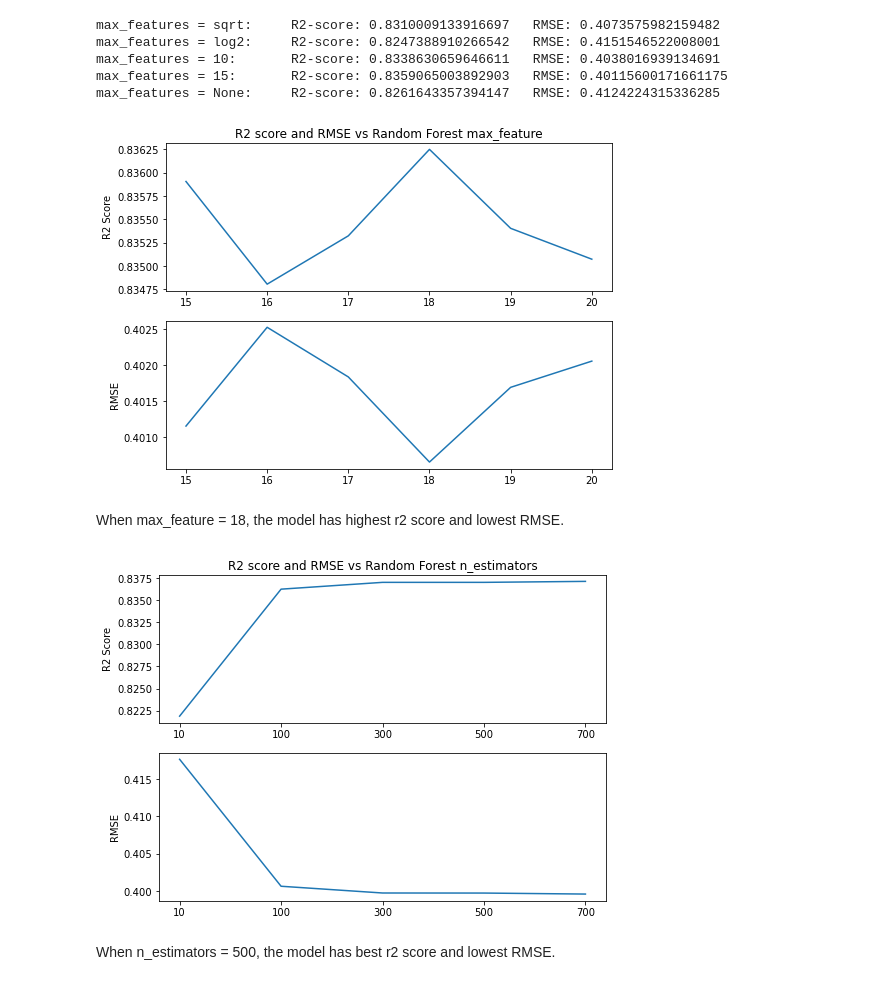
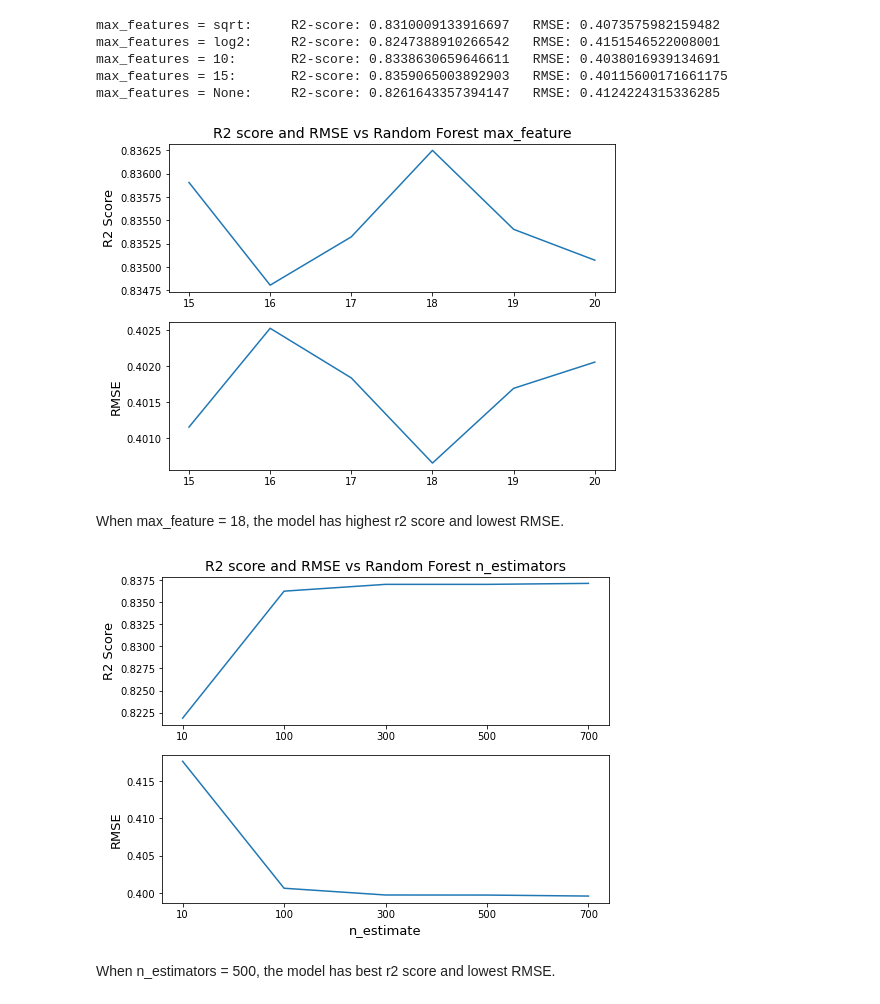
Before and after one commit to MAST30034-Applied-Data-Science/mast30034-project-1-pl0203, a Jupyter notebook: notebooks/model.ipynb, the cells around one changed output. Drawn from its saved outputs; the diff is of its cells as text; code cells hidden in the pictures.

```diff
--- a/notebooks/model.ipynb
+++ b/notebooks/model.ipynb
@@ -125,7 +117,8 @@ fit.aic, fitter.aic, fitter1.aic
 # %% [markdown]
 As Temperature and Dew point are very highly correlated, it is as expected that we should remove one of them to minimise complexity in the model. Using the AIC score, it is obvious that the model without dew_point has the lowest AIC. Hence, moving forward we will remove this feature.
 # %%
-valid_col = ["temperature", "precipitation", "wind_direction", "visibility", "pressure"]
+valid_col = ["temperature", "precipitation", "wind_direction",
+             "visibility", "pressure"]
 df_standard = df_standard[valid_col]
 df_test_standard = df_test_standard[valid_col]
 # %% [markdown]
@@ -200,25 +191,8 @@ from sklearn.linear_model import Ridge
 # %%
-rmse = []
-r2 = []
-alphas = [1, 7, 10, 15, 20, 25, 30, 50]
-for a in alphas:
-    ridge = Ridge(alpha=a).fit(X_train, y_train)
-    rmse_cv = cross_val_score(ridge, X_train, y_train, cv=5,
-                             scoring='neg_root_mean_squared_error')
-    rmse.append(abs(np.mean(rmse_cv)))
-
-    r2_cv = cross_val_score(ridge, X_train, y_train, cv=5, scoring='r2')
-    r2.append(np.mean(r2_cv))
-
-
-plt.figure(figsize=(8,6))
-plt.subplot(2, 1, 1)
-plt.plot(alphas, r2, label='R2')
-plt.xticks(alphas)
-plt.title('R2 score and RMSE vs alpha')
-
-plt.subplot(2, 1, 2)
-plt.plot(alphas, rmse, label='RMSE')
-plt.xticks(alphas)
-plt.show()
+lr = LinearRegression().fit(X_train, y_train)
+rmse_cv = cross_val_score(lr, X_train, y_train, cv=5,
+                         scoring='neg_root_mean_squared_error')
+r2_cv = cross_val_score(lr, X_train, y_train, cv=5, scoring='r2')
+print(f'RMSE: {abs(np.mean(rmse_cv))}')
+print(f'R2-score: {np.mean(r2_cv)}')
 # %% [output]
@@ -338,48 +311,49 @@ plt.figure(figsize=(8,6))
 plt.subplot(2, 1, 1)
 plt.plot(range(len(mfs)), r2, label='R2')
 plt.xticks(range(len(mfs)), mfs)
-plt.ylabel('R2 Score')
-plt.title('R2 score and RMSE vs Random Forest max_feature')
+plt.ylabel('R2 Score', fontsize=13)
+plt.title('R2 score and RMSE vs Random Forest max_feature', fontsize=14)
 
 plt.subplot(2, 1, 2)
 plt.plot(range(len(mfs)), rmse, label='RMSE')
 plt.xticks(range(len(mfs)), mfs)
-plt.ylabel('RMSE')
-plt.show()
+plt.ylabel('RMSE', fontsize=13)
+plt.savefig(f'../plots/rf_hype_tuning_maxf.png')
 # %% [output]
-[figure, old version]
+[figure, new version]
 # %% [markdown]
 When max_feature = 18, the model has highest r2 score and lowest RMSE.
 # %%
 rmse = []
 r2 = []
 ests = (10, 100, 300, 500, 700)
 
 
 for n_est in ests:
     rf = RandomForestRegressor(n_estimators=n_est, random_state = 42,
                                max_features=18)
     rmse_cv = cross_val_score(rf, X_train, y_train, cv=5,
                              scoring='neg_root_mean_squared_error')
     r2_cv = cross_val_score(rf, X_train, y_train, cv=5, scoring='r2')
 
     rmse.append(abs(np.mean(rmse_cv)))
     r2.append(np.mean(r2_cv))
 
 plt.figure(figsize=(8,6))
 plt.subplot(2, 1, 1)
 plt.plot(range(len(ests)), r2, label='R2')
 plt.xticks(range(len(ests)), ests)
-plt.ylabel('R2 Score')
-plt.title('R2 score and RMSE vs Random Forest n_estimators')
+plt.ylabel('R2 Score', fontsize=13)
+plt.title('R2 score and RMSE vs Random Forest n_estimators', fontsize=14)
 
 plt.subplot(2, 1, 2)
 plt.plot(range(len(ests)), rmse, label='RMSE')
 plt.xticks(range(len(ests)), ests)
-plt.ylabel('RMSE')
-plt.show()
+plt.xlabel('n_estimate', fontsize=13)
+plt.ylabel('RMSE', fontsize=13)
+plt.savefig(f'../plots/rf_hype_tuning_nest.png')
 # %% [output]
-[figure, old version]
+[figure, new version]
 # %% [markdown]
 When n_estimators = 500, the model has best r2 score and lowest RMSE.
 # %%
```
Also changed, not shown: parts of 22 cells of this notebook, 1 other file.
